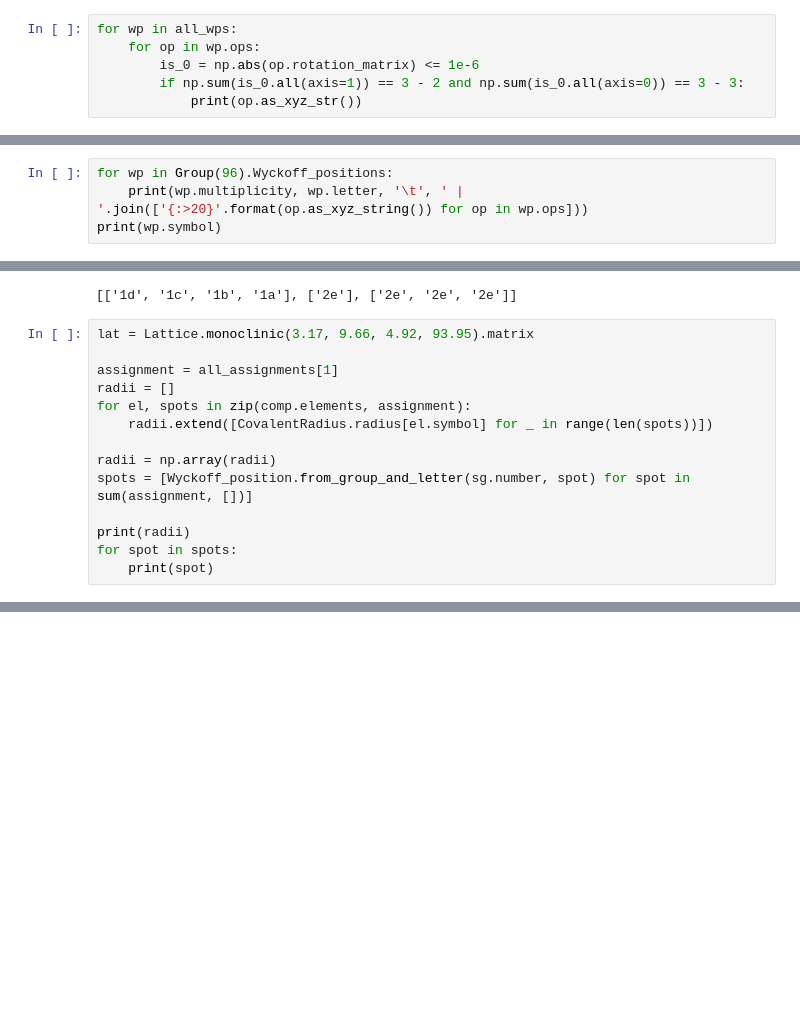
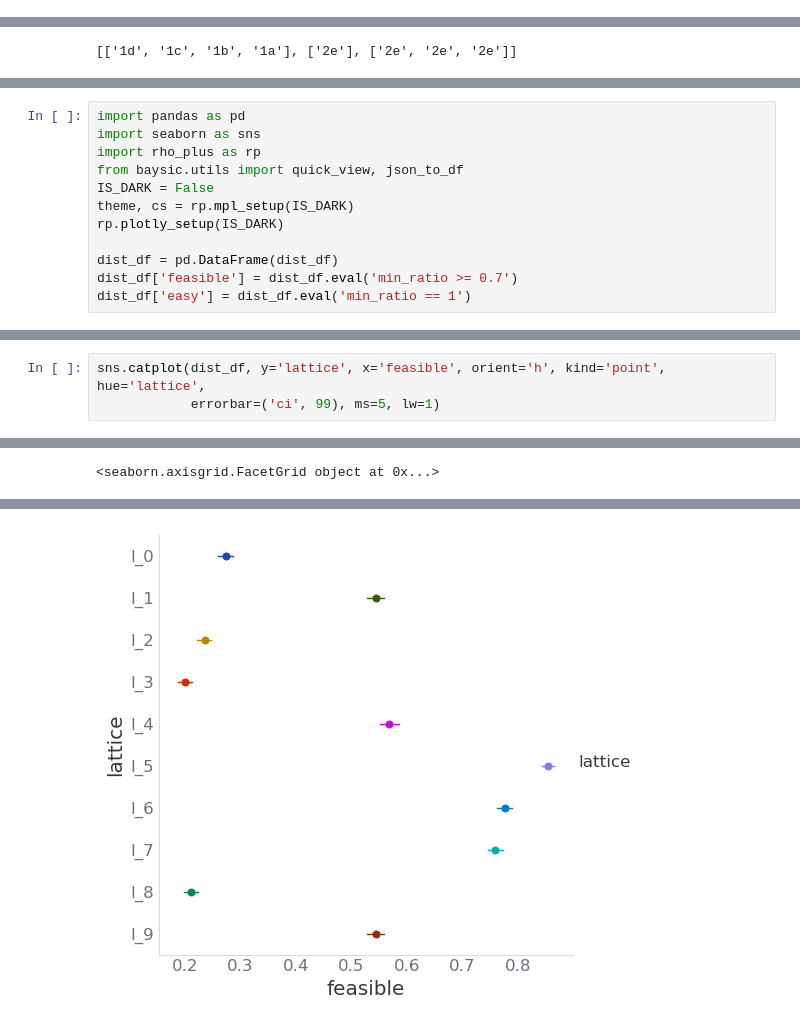
Before and after one commit to nicholas-miklaucic/baysic, a Jupyter notebook: wyckoff-elimination.ipynb, the cells around one changed output, grey strips where cells are left out. Drawn from its saved outputs; the diff is of its cells as text; blank space fills up the shorter version.

```diff
--- a/wyckoff-elimination.ipynb
+++ b/wyckoff-elimination.ipynb
@@ -210,6 +73,0 @@ len(all_wps)
-# %%
-for wp in all_wps:
-    for op in wp.ops:
-        is_0 = np.abs(op.rotation_matrix) <= 1e-6
-        if np.sum(is_0.all(axis=1)) == 3 - 2 and np.sum(is_0.all(axis=0)) == 3 - 3:
-            print(op.as_xyz_str())
@@ -253,4 +73,0 @@ Plane testing: try 107
-# %%
-for wp in Group(96).Wyckoff_positions:
-    print(wp.multiplicity, wp.letter, '\t', ' | '.join(['{:>20}'.format(op.as_xyz_string()) for op in wp.ops]))
-print(wp.symbol)
@@ -443,17 +86,3 @@ all_assignments[0]
 6660
 [interactive output not drawn]
 [['1d', '1c', '1b', '1a'], ['2e'], ['2e', '2e', '2e']]
-# %%
-lat = Lattice.monoclinic(3.17, 9.66, 4.92, 93.95).matrix
-
-assignment = all_assignments[1]
-radii = []
-for el, spots in zip(comp.elements, assignment):
-    radii.extend([CovalentRadius.radius[el.symbol] for _ in range(len(spots))])
-
-radii = np.array(radii)
-spots = [Wyckoff_position.from_group_and_letter(sg.number, spot) for spot in sum(assignment, [])]
-
-print(radii)
-for spot in spots:
-    print(spot)
@@ -529,0 +151,12 @@ x, 1/2, z
+# %%
+import pandas as pd
+import seaborn as sns
+import rho_plus as rp
+from baysic.utils import quick_view, json_to_df
+IS_DARK = False
+theme, cs = rp.mpl_setup(IS_DARK)
+rp.plotly_setup(IS_DARK)
+
+dist_df = pd.DataFrame(dist_df)
+dist_df['feasible'] = dist_df.eval('min_ratio >= 0.7')
+dist_df['easy'] = dist_df.eval('min_ratio == 1')
@@ -529,0 +173,4 @@ x, 1/2, z
+# %%
+sns.catplot(dist_df, y='lattice', x='feasible', orient='h', kind='point', hue='lattice',
+            errorbar=('ci', 99), ms=5, lw=1)
+# %% [output]
@@ -529,0 +178 @@ x, 1/2, z
+<seaborn.axisgrid.FacetGrid object at 0x...>
@@ -529,0 +180 @@ x, 1/2, z
+[figure, added]
```
Also changed, not shown: parts of 27 cells of this notebook, 5 other files.
